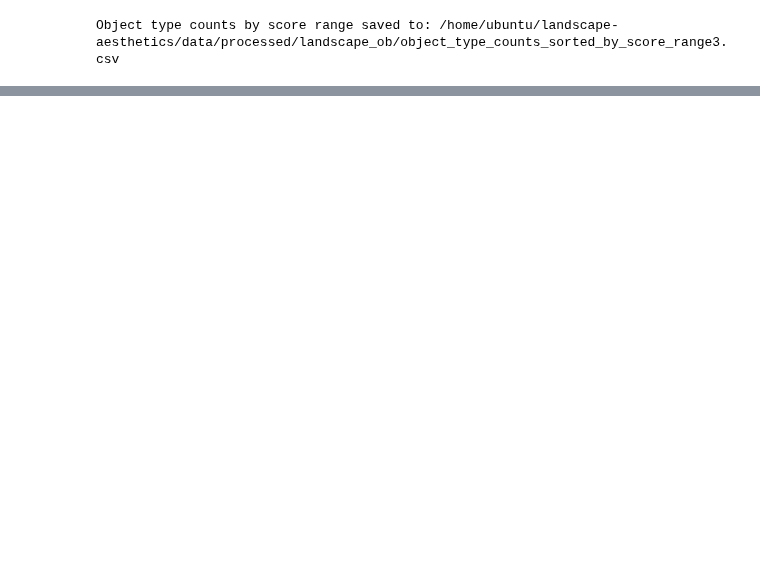
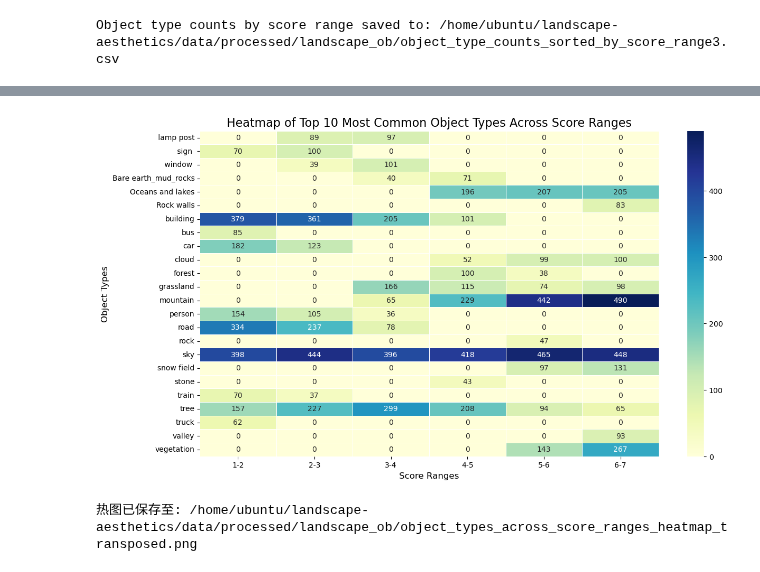
Before and after one commit to COrtsJosep/landscape-aesthetics, a Jupyter notebook: src/models/object_type_count_image.ipynb, the cells around one changed output, grey strips where cells are left out. Saved outputs shown, nothing was run; the diff lists cells and outputs as text; code cells hidden in the pictures; blank space fills up the shorter version.

```diff
--- a/src/models/object_type_count_image.ipynb
+++ b/src/models/object_type_count_image.ipynb
@@ -114,0 +259,35 @@ Object type counts by score range saved to: /home/ubuntu/landscape-aesthetics/da
+# %%
+import seaborn as sns
+import matplotlib.pyplot as plt
+from pathlib import Path
+
+# 确保前一个代码单元已经成功创建了 pivot_data
+try:
+    pivot_data
+except NameError:
+    print("请先运行第一个代码单元以生成 'pivot_data'。")
+else:
+    # 转置透视表，使得 score_range 为列，object_types 为行
+    pivot_data_transposed = pivot_data.T
+
+    # 绘制热图
+    plt.figure(figsize=(14, 8))
+    sns.heatmap(pivot_data_transposed, cmap="YlGnBu", annot=True, fmt=".0f", linewidths=.5)
+
+    # 设置标题和标签
+    plt.title('Heatmap of Top 10 Most Common Object Types Across Score Ranges', fontsize=16)
+    plt.xlabel('Score Ranges', fontsize=12)
+    plt.ylabel('Object Types', fontsize=12)
+
+    # 保存热图图片
+    output_file = Path.cwd().parent.parent / 'data' / 'processed' / 'landscape_ob' / 'object_types_across_score_ranges_heatmap_transposed.png'
+    output_file.parent.mkdir(parents=True, exist_ok=True)  # 确保目录存在
+    plt.savefig(output_file, dpi=300)  # 保存热图
+
+    # 显示热图
+    plt.show()
+
+    print(f"热图已保存至: {output_file}")
+# %% [output]
+[figure, added]
+热图已保存至: /home/ubuntu/landscape-aesthetics/data/processed/landscape_ob/object_types_across_score_ranges_heatmap_transposed.png
```
Also changed, not shown: parts of 3 cells of this notebook, 2 other files.
